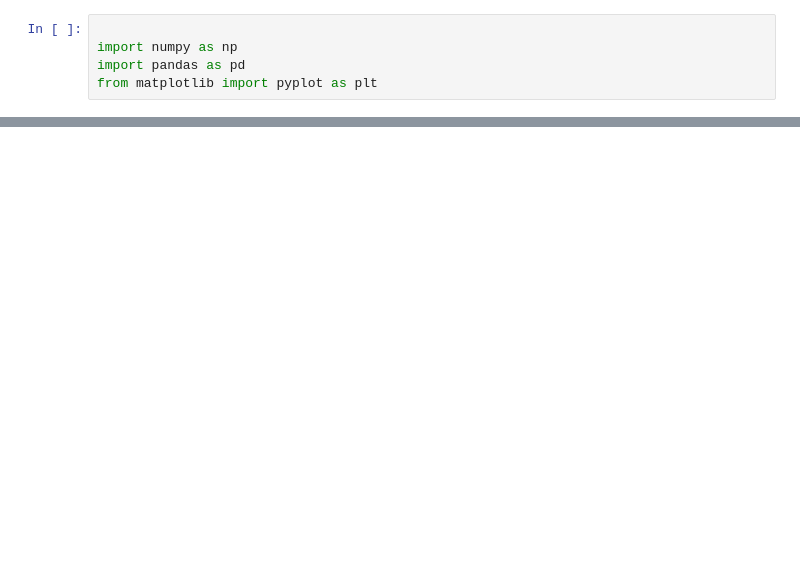
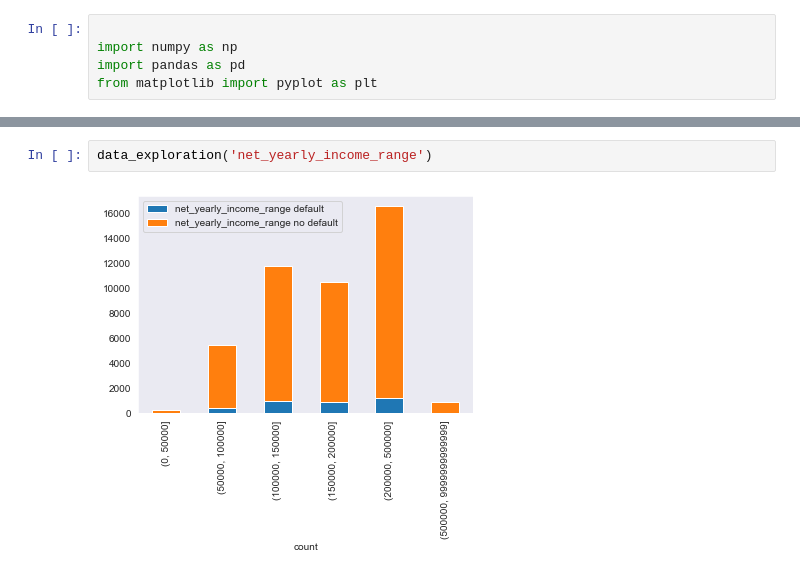
Before and after one commit to EMAT31530/ai-group-project-group-28, a Jupyter notebook: Amex_astart.ipynb, the cells around one changed output, grey strips where cells are left out. Saved outputs shown, nothing was run; the diff lists cells and outputs as text; blank space fills up the shorter version.

```diff
--- a/Amex_astart.ipynb
+++ b/Amex_astart.ipynb
@@ -100,0 +91,4 @@ df.head()
+# %%
+data_exploration('net_yearly_income_range')
+# %% [output]
+[figure, added]
```
Also changed, not shown: parts of 10 cells of this notebook.
